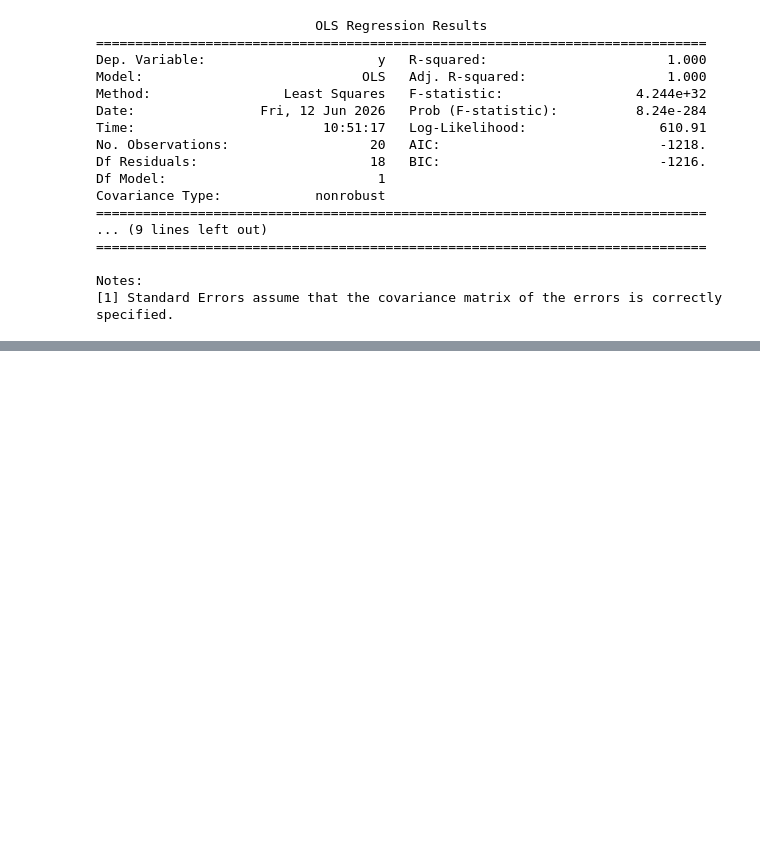
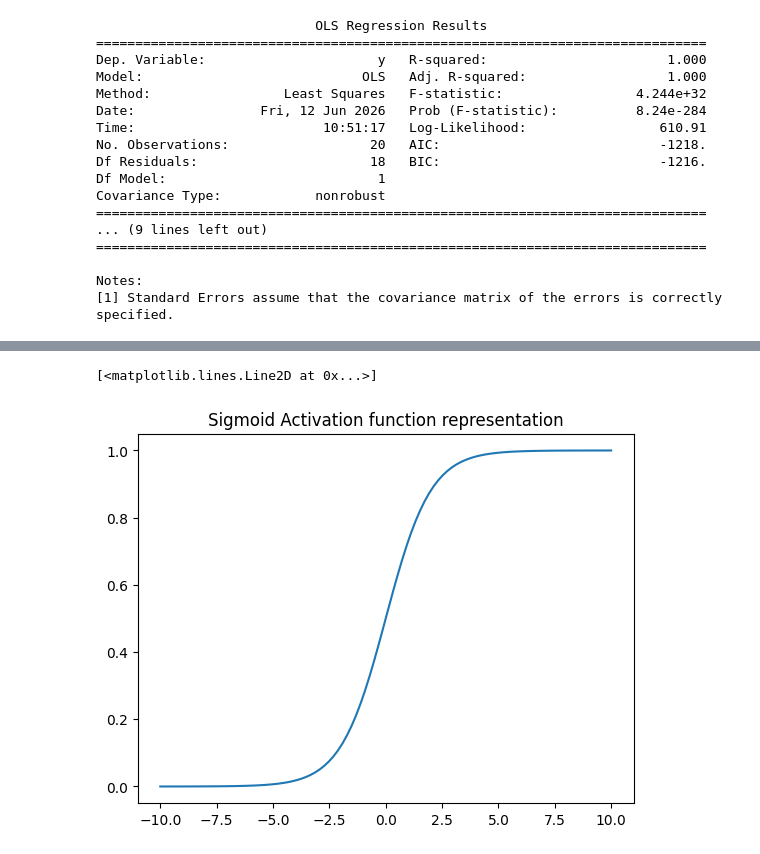
Before and after one commit to coldmayo/QuantInterveiwBasics, a Jupyter notebook: Regression.ipynb, the cells around one changed output, grey strips where cells are left out. Saved outputs shown, nothing was run; the diff lists cells and outputs as text; code cells hidden in the pictures; blank space fills up the shorter version.

```diff
--- a/Regression.ipynb
+++ b/Regression.ipynb
@@ -182,0 +318,13 @@ Notes:
+# %%
+# Sigmoid Activation function
+
+def sigmoid(z):
+    return 1 / (1 + np.exp(-np.clip(z, -500, 500)))
+
+x = np.linspace(-10, 10, 100)
+
+plt.title("Sigmoid Activation function representation")
+plt.plot(x, sigmoid(x))
+# %% [output]
+[<matplotlib.lines.Line2D at 0x...>]
+[figure, added]
```
Also changed, not shown: parts of 13 cells of this notebook, 6 other files.
